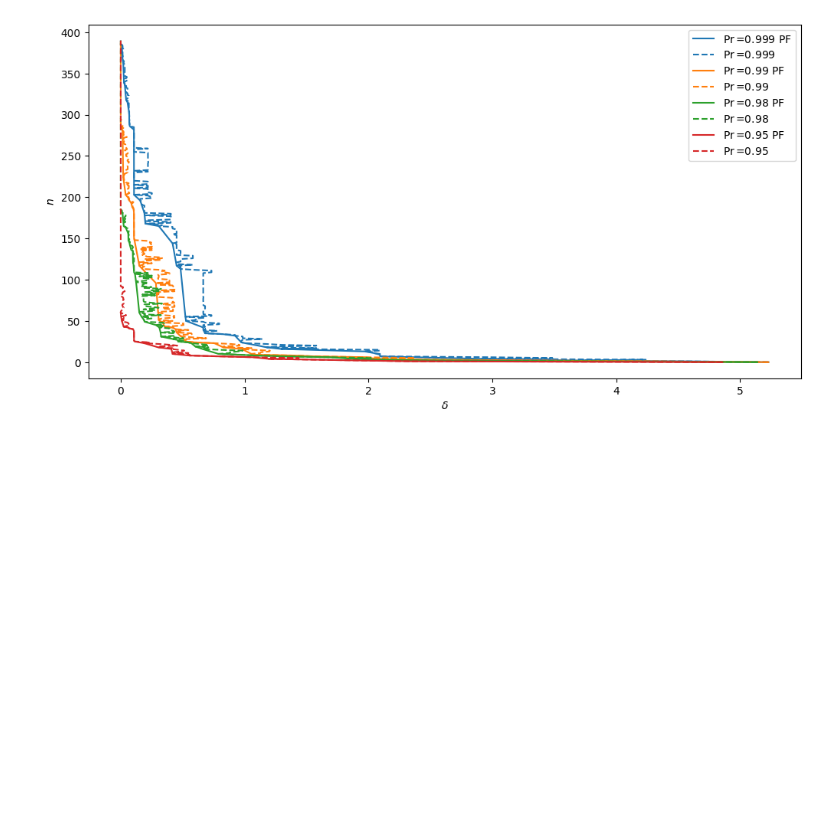
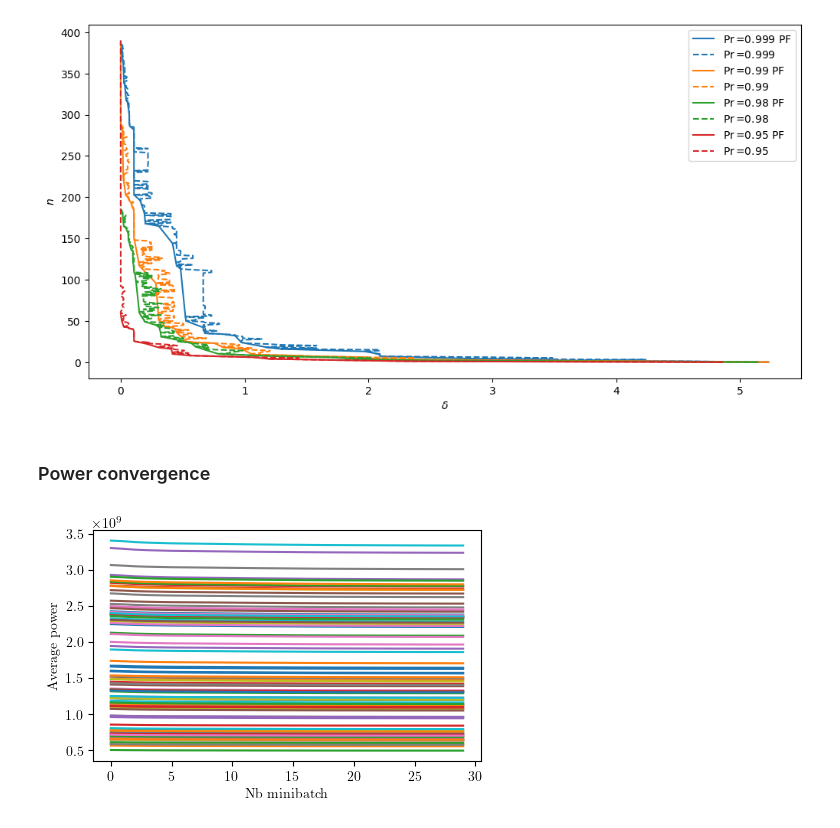
Before and after one commit to sebastienwood/MemSE, a Jupyter notebook: experiments/conference_2/notebooks/convergence_probabilities.ipynb, the cells around one changed output. Cells and saved outputs as stored; diff of their text form; code cells hidden in the pictures; blank space fills up the shorter version.

```diff
--- a/experiments/conference_2/notebooks/convergence_probabilities.ipynb
+++ b/experiments/conference_2/notebooks/convergence_probabilities.ipynb
@@ -212,3 +219,19 @@ plt.show()
 plt.close()
 # %% [output]
 [figure]
+# %% [markdown]
+### Power convergence
+# %%
+pow_convergence = np.load(ROOT / 'experiments/conference_2/results/power_convergence.npy')
+# %%
+fig, ax = plt.subplots(figsize=(5,3))
+for idx in range(pow_convergence.shape[0]):
+    ax.plot(get_cumavg(pow_convergence[idx])[:30])
+
+ax.set_ylabel('Average power')
+ax.set_xlabel('Nb minibatch')
+plt.savefig("power_convergence.pdf", format="pdf", bbox_inches="tight")
+plt.show()
+plt.close()
+# %% [output]
+[figure, added]
```
Also changed, not shown: parts of 4 cells of this notebook, 14 other files.
